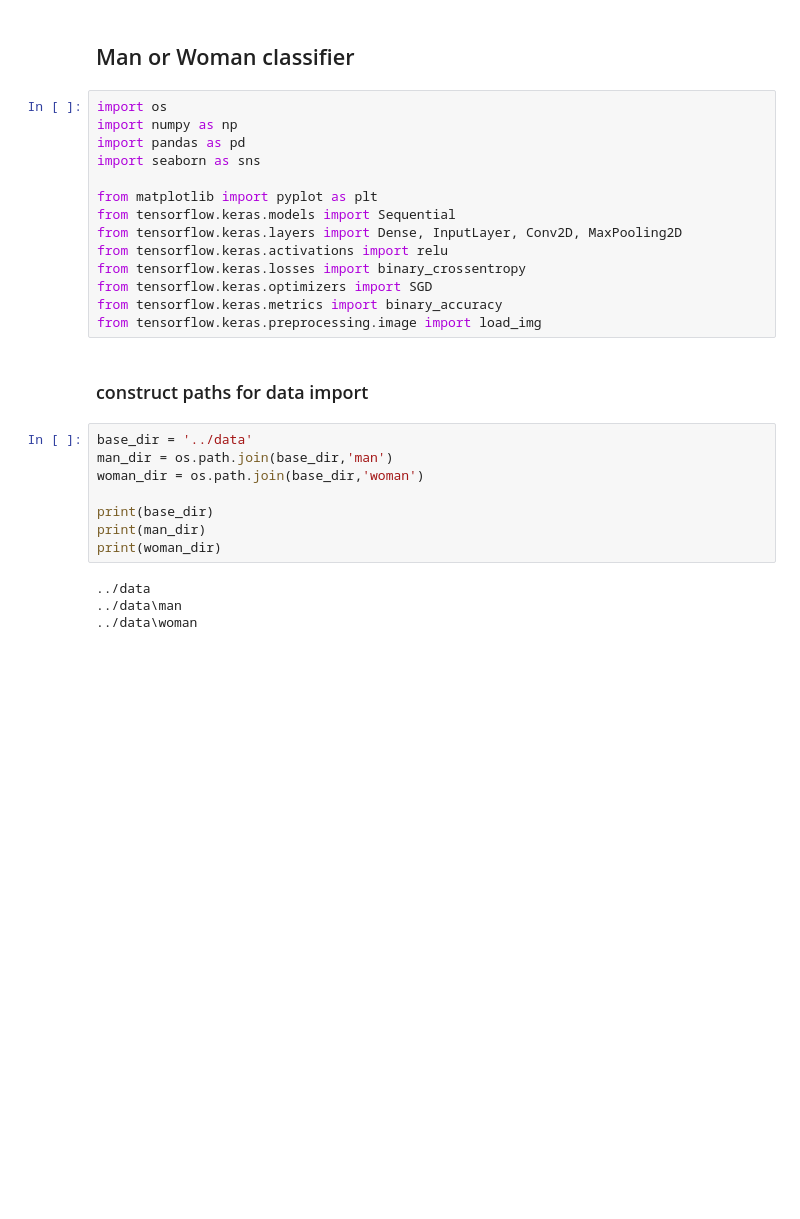
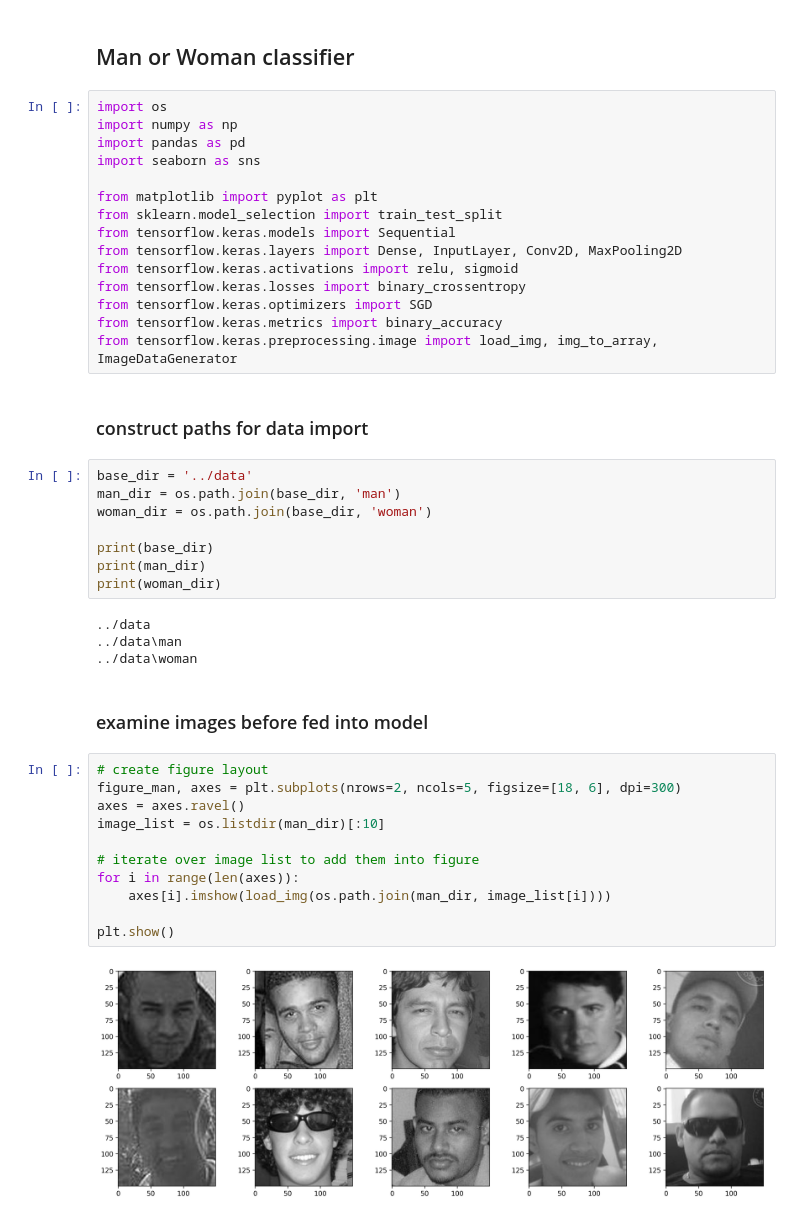
Before and after one commit to ProjectCodeML/manORwoman, a Jupyter notebook: notebook/ashen_mow.ipynb, the cells around one changed output. Saved outputs shown, nothing was run; the diff lists cells and outputs as text; blank space fills up the shorter version.

```diff
--- a/notebook/ashen_mow.ipynb
+++ b/notebook/ashen_mow.ipynb
@@ -7,19 +7,20 @@ import pandas as pd
 import seaborn as sns
 
 from matplotlib import pyplot as plt
+from sklearn.model_selection import train_test_split
 from tensorflow.keras.models import Sequential
 from tensorflow.keras.layers import Dense, InputLayer, Conv2D, MaxPooling2D
-from tensorflow.keras.activations import relu
+from tensorflow.keras.activations import relu, sigmoid
 from tensorflow.keras.losses import binary_crossentropy
 from tensorflow.keras.optimizers import SGD
 from tensorflow.keras.metrics import binary_accuracy
-from tensorflow.keras.preprocessing.image import load_img
+from tensorflow.keras.preprocessing.image import load_img, img_to_array, ImageDataGenerator
 # %% [markdown]
 ### construct paths for data import
 # %%
 base_dir = '../data'
-man_dir = os.path.join(base_dir,'man')
-woman_dir = os.path.join(base_dir,'woman')
+man_dir = os.path.join(base_dir, 'man')
+woman_dir = os.path.join(base_dir, 'woman')
 
 print(base_dir)
 print(man_dir)
@@ -28,3 +29,18 @@ print(woman_dir)
 ../data
 ../data\man
 ../data\woman
+# %% [markdown]
+### examine images before fed into model
+# %%
+# create figure layout
+figure_man, axes = plt.subplots(nrows=2, ncols=5, figsize=[18, 6], dpi=300)
+axes = axes.ravel()
+image_list = os.listdir(man_dir)[:10]
+
+# iterate over image list to add them into figure
+for i in range(len(axes)):
+    axes[i].imshow(load_img(os.path.join(man_dir, image_list[i])))
+
+plt.show()
+# %% [output]
+[figure, added]
```
Also changed, not shown: parts of 8 cells of this notebook.
